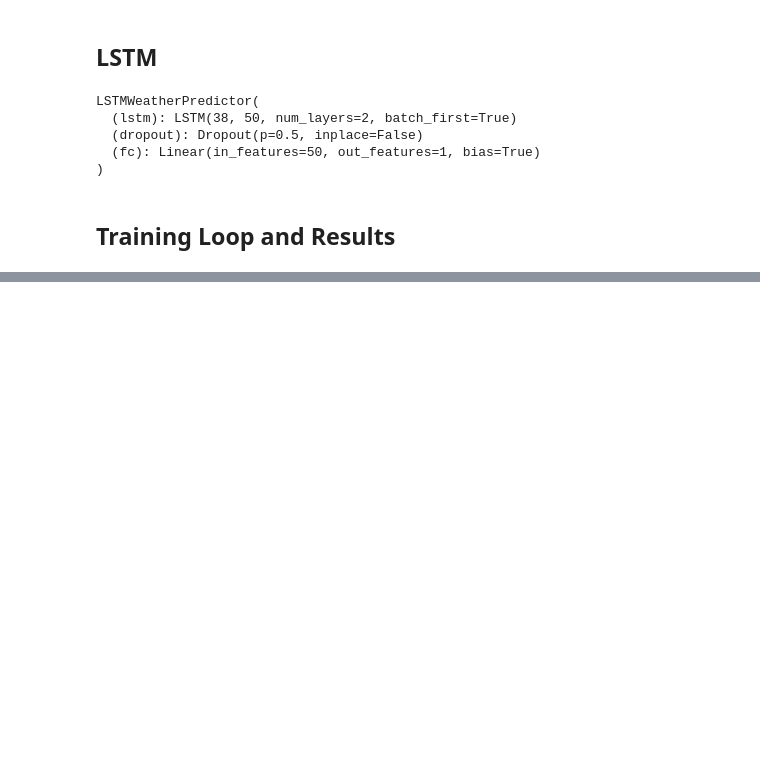
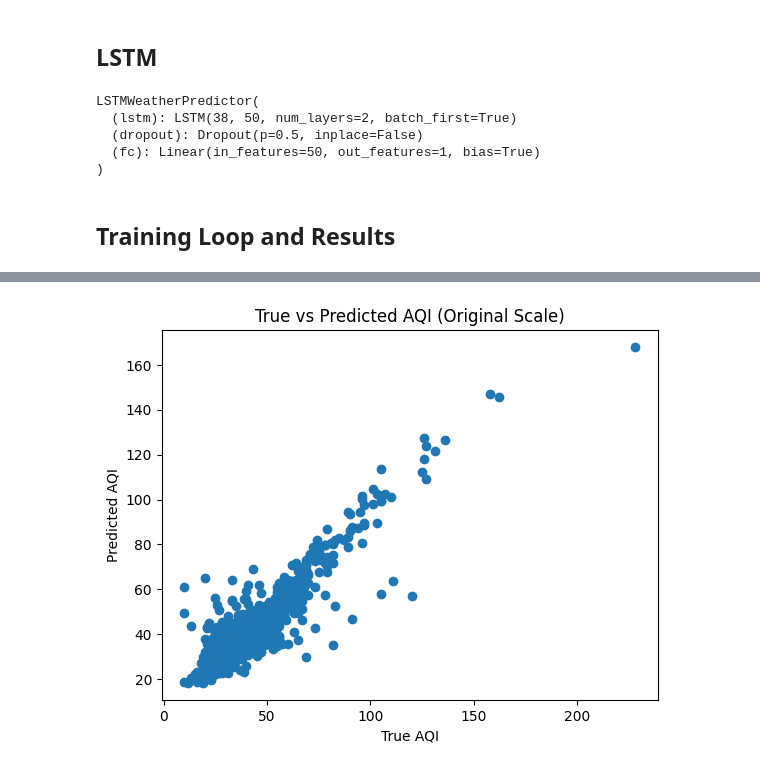
Before and after one commit to imeltsner/WeatherAQI-Predictor, a Jupyter notebook: predictor.ipynb, the cells around one changed output, grey strips where cells are left out. Drawn from its saved outputs; the diff is of its cells as text; code cells hidden in the pictures; blank space fills up the shorter version.

Commit message:
Inversed the scaling

```diff
--- a/predictor.ipynb
+++ b/predictor.ipynb
@@ -583,0 +585,30 @@ plt.show()
+# %%
+# Creating a dummy array with the same shape as the original scaled data
+dummy_array = np.zeros((len(valid_predictions), 39))
+dummy_array_2 = np.zeros((len(valid_predictions), 39))
+
+# Replace the target column in the dummy array with your predictions
+target_column_index = 0 # AQI column
+dummy_array[:, target_column_index] = np.array(valid_predictions).flatten()
+dummy_array_2[:, target_column_index] = np.array(valid_y).flatten()
+
+# Inverse transform the dummy array
+original_predictions = scaler.inverse_transform(dummy_array)
+original_y = scaler.inverse_transform(dummy_array_2)
+
+# Extract the target column from the transformed data
+original_predictions = original_predictions[:, target_column_index]
+original_y = original_y[:, target_column_index]
+
+# Plotting
+import matplotlib.pyplot as plt
+
+fig = plt.figure()
+fig.figsize = (20, 100)
+plt.scatter(original_y, original_predictions)
+plt.xlabel('True AQI')
+plt.ylabel('Predicted AQI')
+plt.title('True vs Predicted AQI (Original Scale)')
+plt.show()
+# %% [output]
+[figure, added]
```
Also changed, not shown: parts of 6 cells of this notebook.
